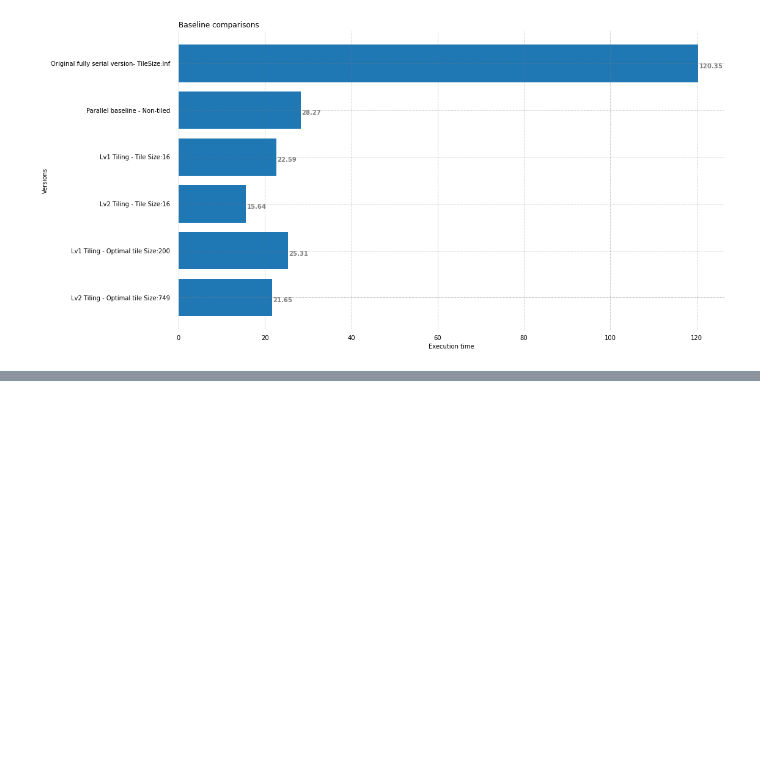
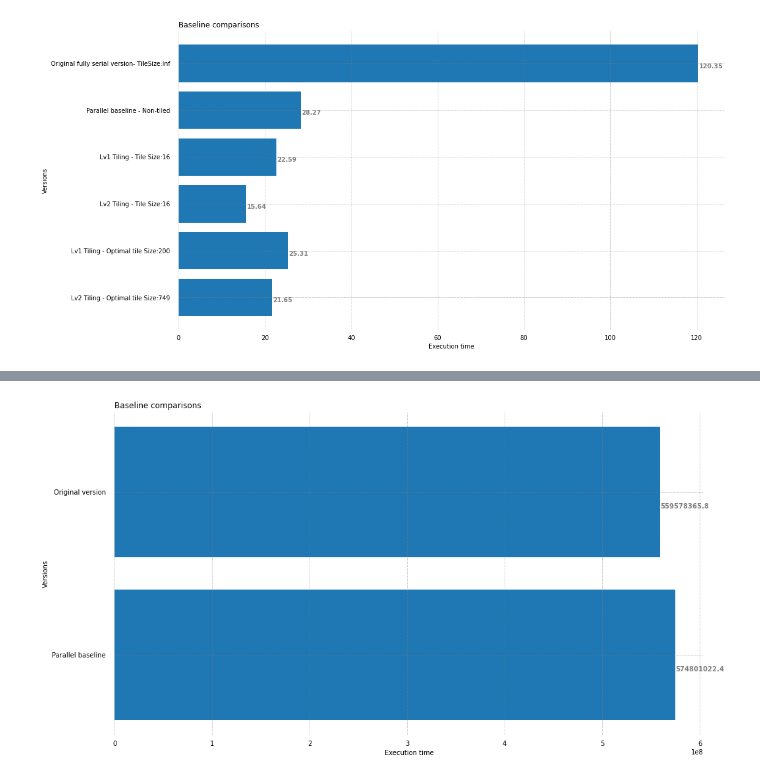
Before and after one commit to mgltorsa/Cetus-Paw-Tiling-Experiments, a Jupyter notebook: tiling/experiments/tileSize/matrix-multiplication/mm-notebook.ipynb, the cells around one changed output, grey strips where cells are left out. Cells and saved outputs as stored; diff of their text form; code cells hidden in the pictures; blank space fills up the shorter version.

Commit message:
added clean papi baseline

```diff
--- a/tiling/experiments/tileSize/matrix-multiplication/mm-notebook.ipynb
+++ b/tiling/experiments/tileSize/matrix-multiplication/mm-notebook.ipynb
@@ -706,0 +707,4 @@ baseline_data = {'Original version':get_average(baseline), 'Single core baseline
+# %%
+df_papi = pd.read_csv("C:/workspace/java/cetus/paw-tiling/experiments/tiling/experiments/papi/matrix-multiplication/clean_papi_baseline.csv",
+                      names=['algorithm','version', 'cores', 'experiment', 'N','M','tileSize','value'])
+df_papi
@@ -706,0 +723,8 @@ baseline_data = {'Original version':get_average(baseline), 'Single core baseline
+# %%
+papi_baseline = filter_by(df_papi, version="non-tiled")
+papi_parallel_baseline = filter_by(df_papi,version="parallel-non-tiled")
+names = ["Original version", "Parallel baseline"]
+values = [get_average(papi_baseline),get_average(papi_parallel_baseline)]
+plot_comparisson(names,values)
+# %% [output]
+[figure, added]
```
Also changed, not shown: parts of 3 cells of this notebook, 1 other file.
